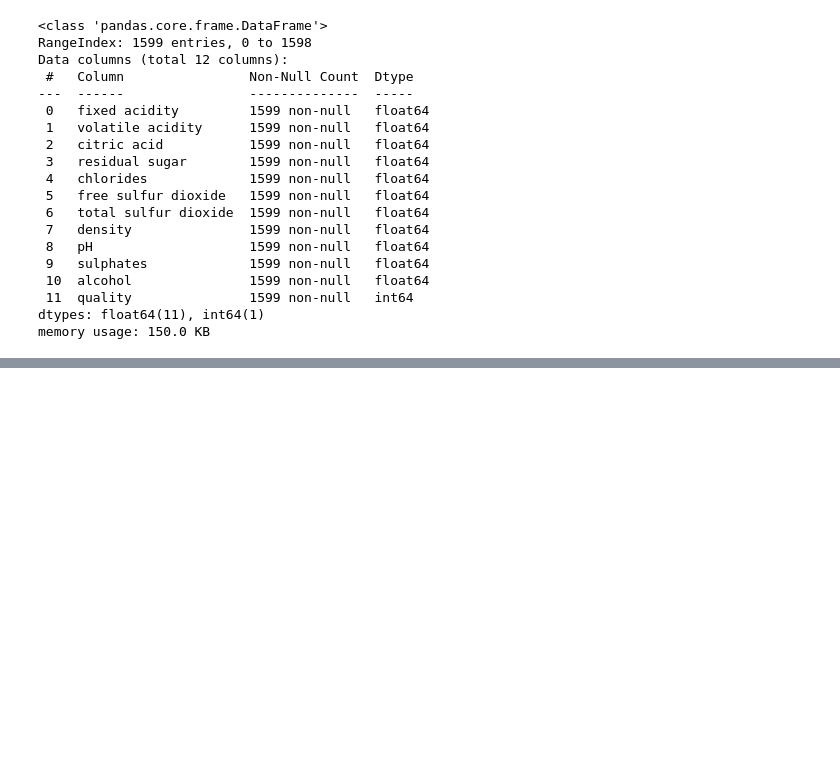
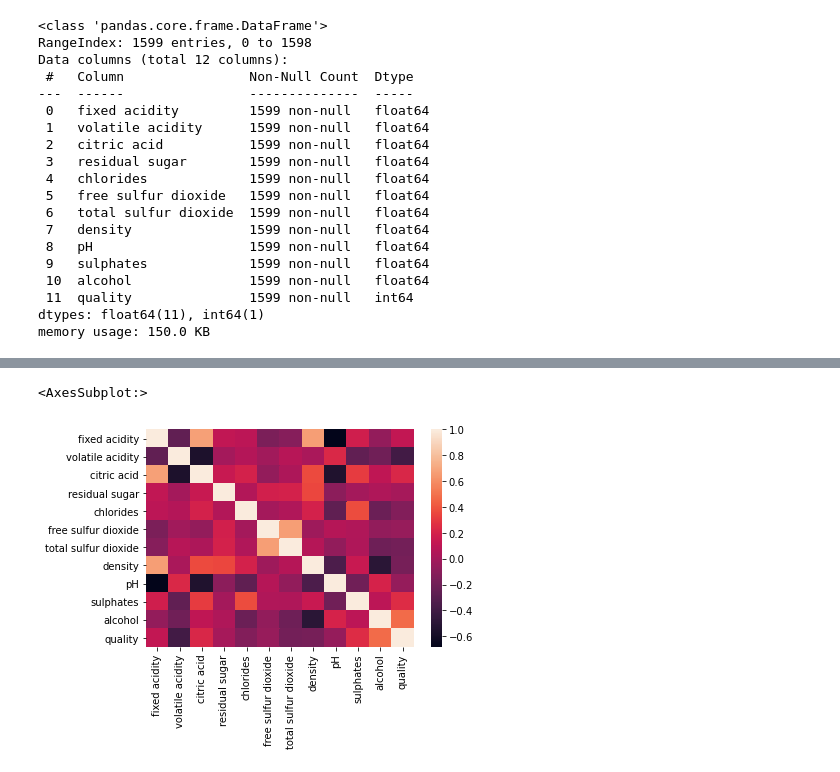
Before and after one commit to BarbosaRicardo/CST383_Data_Science, a Jupyter notebook: Week5/Labs/lab4.ipynb, the cells around one changed output, grey strips where cells are left out. Drawn from its saved outputs; the diff is of its cells as text; code cells hidden in the pictures; blank space fills up the shorter version.

```diff
--- a/Week5/Labs/lab4.ipynb
+++ b/Week5/Labs/lab4.ipynb
@@ -82,2 +168,5 @@ df
 # %%
 # 8. Now we’ll return to the full data set.  Use 'df = wine' to assign 'wine' to variable 'df', then compute the correlation coefficient for  Use function pandas.dataframe.corr(r) to see how the features are correlated.
+df = wine
+corr = df.corr()
+corr
@@ -86,5 +193,9 @@ df
 # %%
 # 10. Display the correlations with a plot, and answer the questions of the previous problem again.
+sns.heatmap(corr, xticklabels=corr.columns, yticklabels=corr.columns)
+# %% [output]
+<AxesSubplot:>
+[figure, added]
 # %%
 # 11. Which features are most correlated to the ‘quality’ variable?  Express what you find in plain English?
 # %%
```
Also changed, not shown: parts of 11 cells of this notebook.
